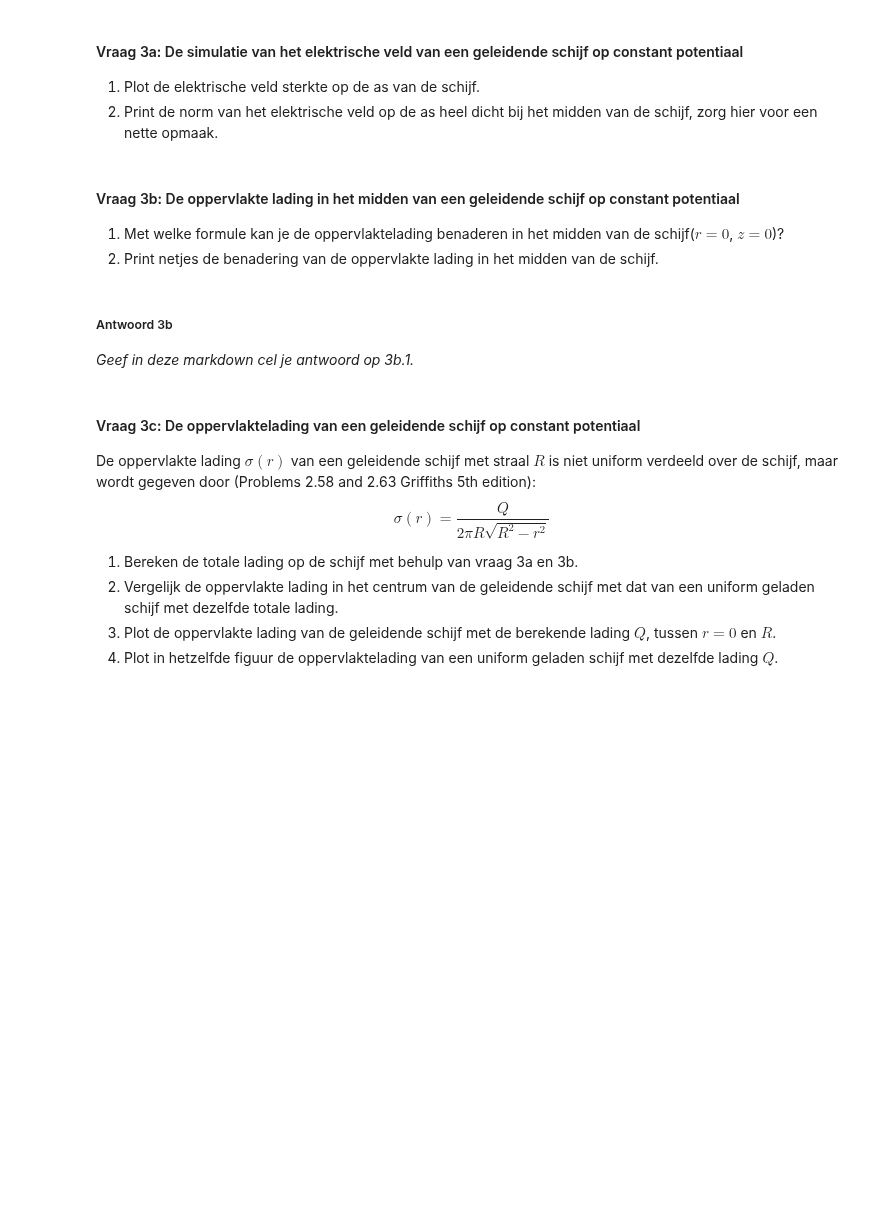
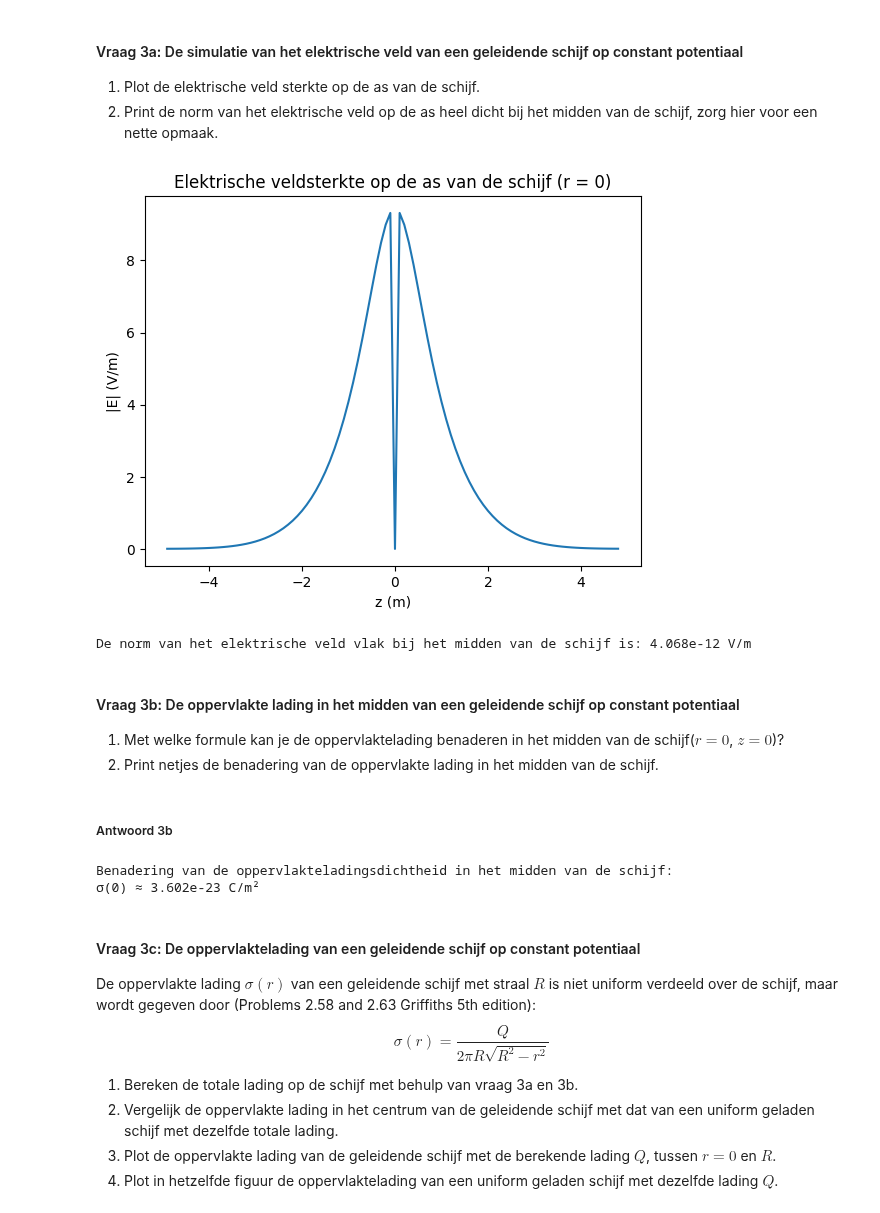
Before and after one commit to WouterAlejandro/opdrachten-DEF-D, a Jupyter notebook: DigitaleOntwerpopdrachten/1CondensatorOpdracht/CondensatorOntwerpopdracht.ipynb, the cells around one changed output. Saved outputs shown, nothing was run; the diff lists cells and outputs as text; code cells hidden in the pictures; blank space fills up the shorter version.

```diff
--- a/DigitaleOntwerpopdrachten/1CondensatorOpdracht/CondensatorOntwerpopdracht.ipynb
+++ b/DigitaleOntwerpopdrachten/1CondensatorOpdracht/CondensatorOntwerpopdracht.ipynb
@@ -554,9 +550,34 @@ plot_results_disk(Ez, Er, normE, V, r, z, grid_step, disk_radius, z_pos_disk1, z
 1. Plot de elektrische veld sterkte op de as van de schijf.
 2. Print de norm van het elektrische veld op de as heel dicht bij het midden van de schijf, zorg hier voor een nette opmaak.
 # %%
-###
-###Jouw code hier###
-###
+# index van r ≈ 0
+idx_r_zero = np.argmin(np.abs(r_for_E))
+
+# neem veld langs de as (r = 0)
+E_axis = normE[:, idx_r_zero]
+
+plt.figure()
+plt.plot(z_for_E, E_axis)
+plt.title("Elektrische veldsterkte op de as van de schijf (r = 0)")
+plt.xlabel("z (m)")
+plt.ylabel("|E| (V/m)")
+plt.show()
+
+# index z ≈ schijfpositie
+idx_z_disk = np.argmin(np.abs(z_for_E - z_pos_disk1))
+
+E_center = normE[idx_z_disk, idx_r_zero]
+
+print(f"De norm van het elektrische veld vlak bij het midden van de schijf is: {E_center:.3e} V/m")
+
+# We bepalen eerst de index die overeenkomt met r ≈ 0 om de symmetrie-as van de schijf te selecteren.
+# Vervolgens nemen we uit normE de kolom (of rij, afhankelijk van de array-oriëntatie) die hoort bij r = 0.
+# Dit levert de elektrische veldsterkte langs de z-as van de schijf op.
+# Daarna bepalen we het roosterpunt dat het dichtst bij de positie van de schijf (z = z_pos_disk1) ligt.
+# Ten slotte lezen we daar de veldsterkte af om de waarde van het elektrische veld vlak bij het midden van de schijf te verkrijgen.
+# %% [output]
+[figure, added]
+De norm van het elektrische veld vlak bij het midden van de schijf is: 4.068e-12 V/m
 # %% [markdown]
 #### Vraag 3b: De oppervlakte lading in het midden van een geleidende schijf op constant potentiaal
 
@@ -564,10 +585,33 @@ plot_results_disk(Ez, Er, normE, V, r, z, grid_step, disk_radius, z_pos_disk1, z
 2. Print netjes de benadering van de oppervlakte lading in het midden van de schijf.
 # %% [markdown]
 ##### Antwoord 3b
-
-*Geef in deze markdown cel je antwoord op 3b.1.*
 # %%
 #### Print met deze cel met een nette opmaak je antwoord op vraag 3b 2.
+
+# index van r ≈ 0
+idx_r_zero = np.argmin(np.abs(r_for_E))
+
+# index van z net boven de schijf
+idx_z_surface = np.argmin(np.abs(z_for_E - z_pos_disk1))
+
+# neem Ez net buiten de geleider
+Ez_surface = Ez[idx_z_surface, idx_r_zero]
+
+# bereken oppervlakteladingsdichtheid
+sigma_center = epsilon0 * abs(Ez_surface)
+
+print("Benadering van de oppervlakteladingsdichtheid in het midden van de schijf:")
+print(f"σ(0) ≈ {sigma_center:.3e} C/m²")
+
+
+# We gebruiken de randvoorwaarde voor een geleider: σ = ε0 * E_normaal (net buiten het oppervlak).
+# Uit vraag 3a hebben we het elektrische veld langs de as bepaald.
+# In vraag 3b hebben we daaruit σ(0) in het midden van de schijf berekend.
+# Nu gebruiken we deze benadering om de totale lading op de schijf te schatten.
+# Hiervoor vermenigvuldigen we de (benaderde) oppervlakteladingsdichtheid met het oppervlak van de schijf.
+# %% [output]
+Benadering van de oppervlakteladingsdichtheid in het midden van de schijf:
+σ(0) ≈ 3.602e-23 C/m²
 # %% [markdown]
 #### Vraag 3c: De oppervlaktelading van een geleidende schijf op constant potentiaal
 
```
Also changed, not shown: parts of 21 cells of this notebook, 4 other files.
